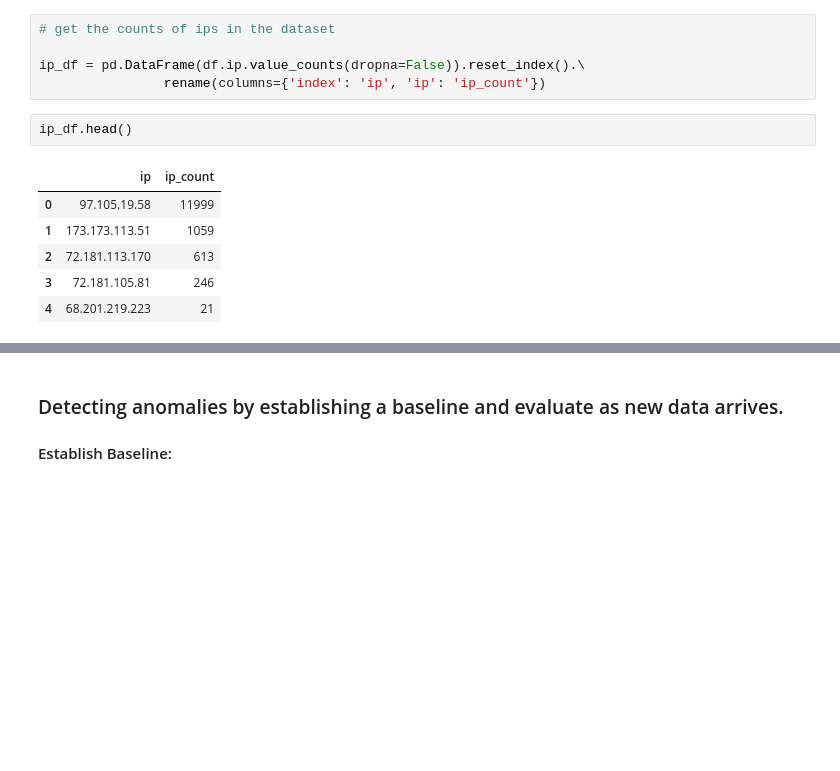
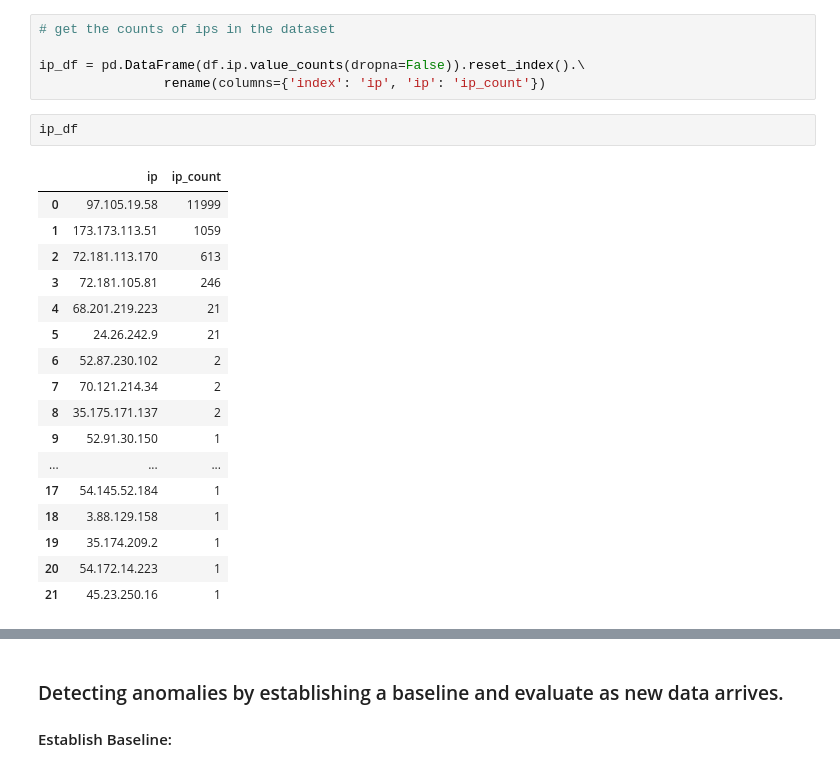
Before and after one commit to DesireeMcElroy/anomaly-detection-exercises, a Jupyter notebook: lesson-discrete-probabilistic.ipynb, the cells around one changed output, grey strips where cells are left out. Saved outputs shown, nothing was run; the diff lists cells and outputs as text; blank space fills up the shorter version.

```diff
--- a/lesson-discrete-probabilistic.ipynb
+++ b/lesson-discrete-probabilistic.ipynb
@@ -199,14 +207,25 @@ Name: ip, dtype: int64
 ip_df = pd.DataFrame(df.ip.value_counts(dropna=False)).reset_index().\
                 rename(columns={'index': 'ip', 'ip': 'ip_count'})
 # %%
-ip_df.head()
+ip_df
 # %% [output]
 |  | ip | ip_count |
 | 0 | 97.105.19.58 | 11999 |
 | 1 | 173.173.113.51 | 1059 |
 | 2 | 72.181.113.170 | 613 |
 | 3 | 72.181.105.81 | 246 |
 | 4 | 68.201.219.223 | 21 |
+| 5 | 24.26.242.9 | 21 |
+| 6 | 52.87.230.102 | 2 |
+| 7 | 70.121.214.34 | 2 |
+| 8 | 35.175.171.137 | 2 |
+| 9 | 52.91.30.150 | 1 |
+| ... | ... | ... |
+| 17 | 54.145.52.184 | 1 |
+| 18 | 3.88.129.158 | 1 |
+| 19 | 35.174.209.2 | 1 |
+| 20 | 54.172.14.223 | 1 |
+| 21 | 45.23.250.16 | 1 |
 # %%
 # calculate probabity for each ip
 
```
Also changed, not shown: parts of 8 cells of this notebook.
